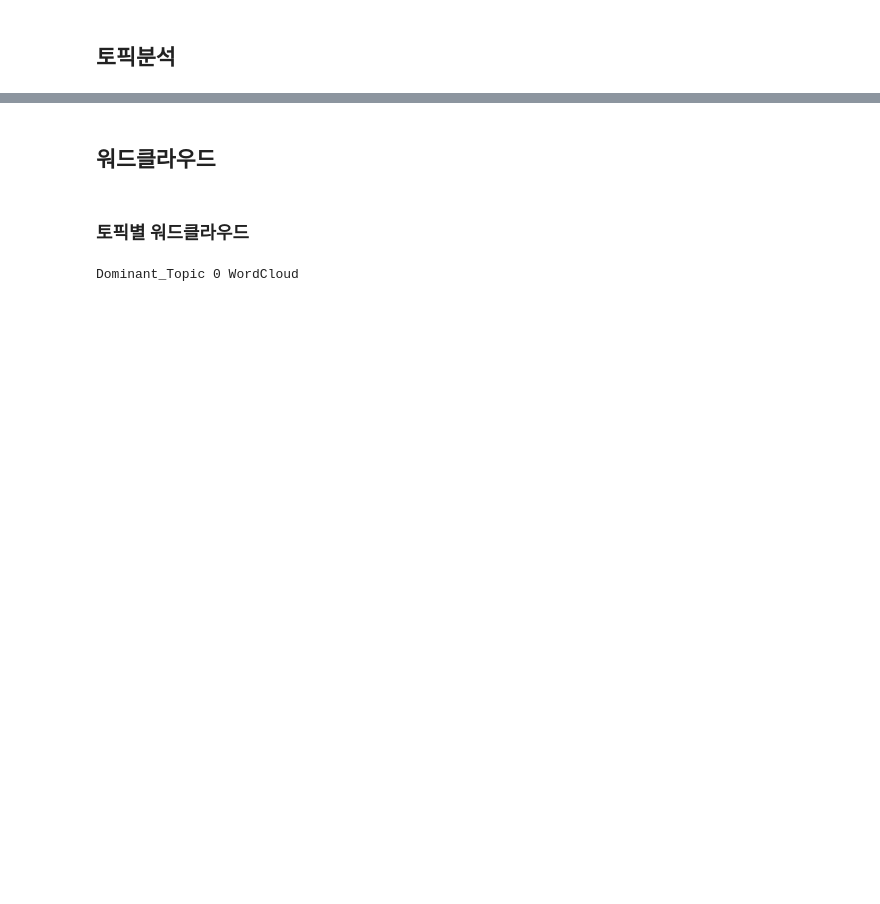
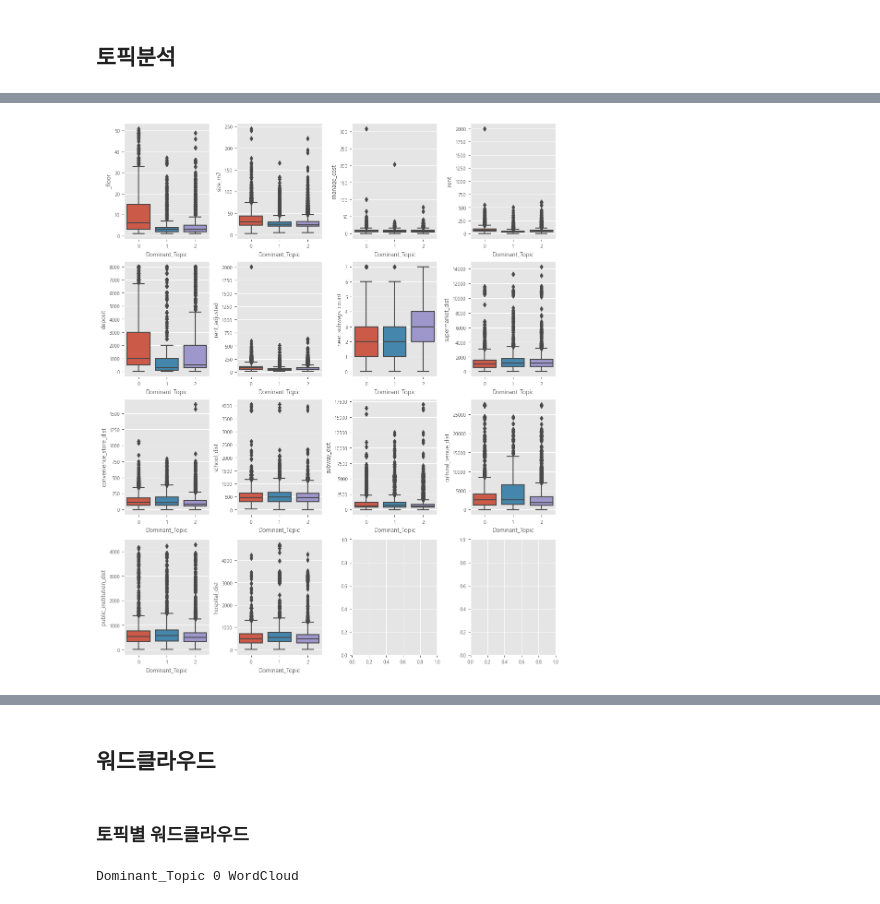
Before and after one commit to mc24hardzip/prj_HARDZIP, a Jupyter notebook: models/nlp.ipynb, the cells around one changed output, grey strips where cells are left out. Saved outputs shown, nothing was run; the diff lists cells and outputs as text; code cells hidden in the pictures; blank space fills up the shorter version.

```diff
--- a/models/nlp.ipynb
+++ b/models/nlp.ipynb
@@ -22,0 +35,5 @@ text_df = nlp.topic_model(df, documents, 3)
+# %%
+# 토픽별 매물 변수 분포 확인
+nlp.box_by_topic(text_df, 'zigbang')
+# %% [output]
+[figure, added]
```
Also changed, not shown: parts of 14 cells of this notebook, 1 other file.
